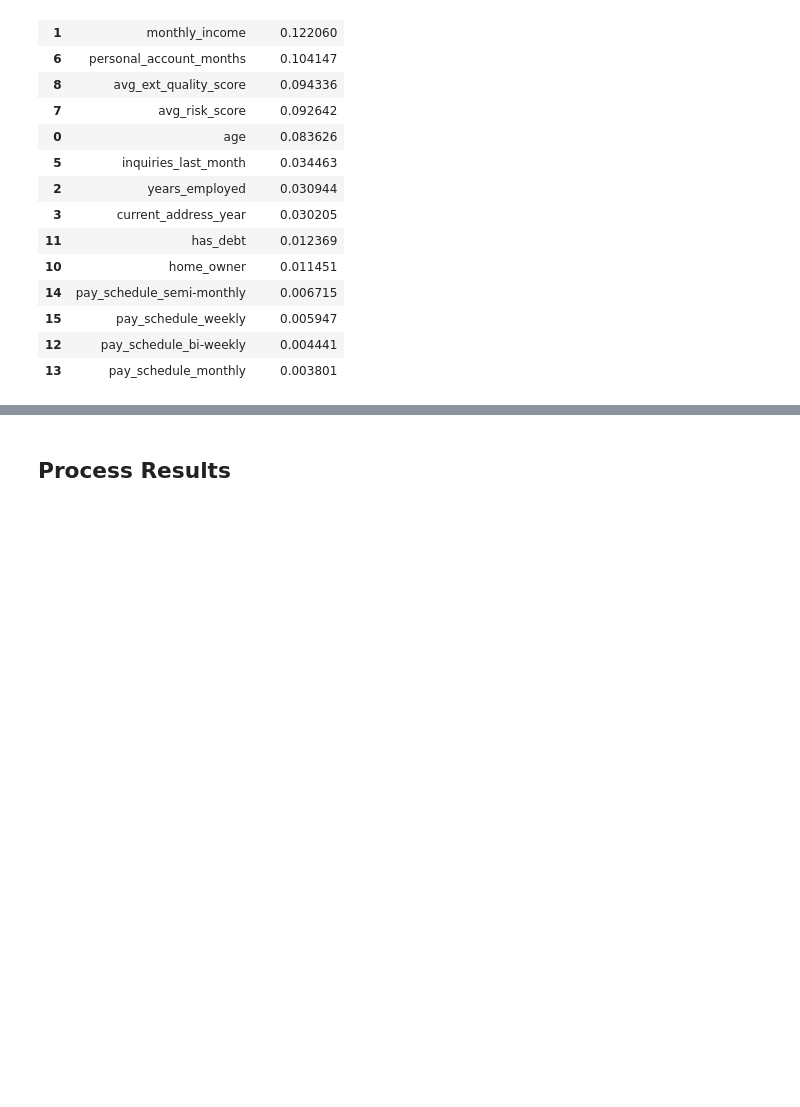
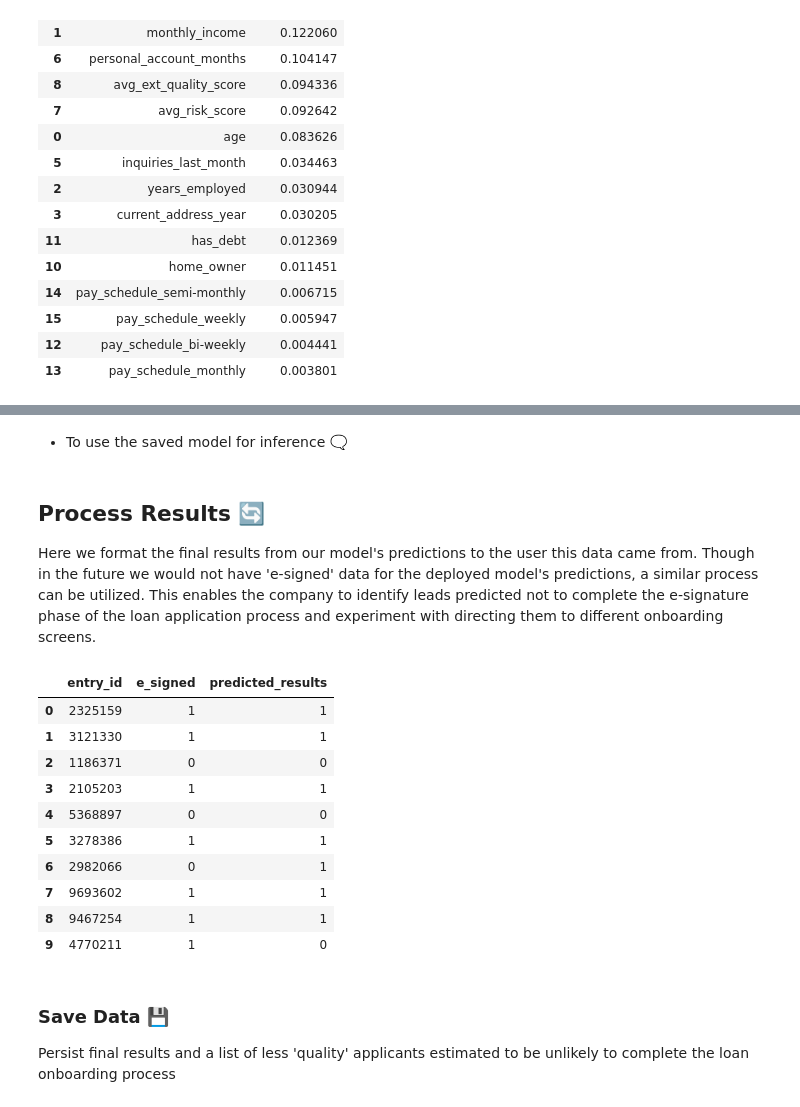
Before and after one commit to c-grigsby/ml-fintech-case-studies, a Jupyter notebook: predicting-loan-signatures/notebooks/predicting-loan-signatures_model.ipynb, the cells around one changed output, grey strips where cells are left out. Cells and saved outputs as stored; diff of their text form; code cells hidden in the pictures; blank space fills up the shorter version.

Commit message:
case(loanSignatures): add result processing (#37)

```diff
--- a/predicting-loan-signatures/notebooks/predicting-loan-signatures_model.ipynb
+++ b/predicting-loan-signatures/notebooks/predicting-loan-signatures_model.ipynb
@@ -629,9 +631,6 @@ def get_best_scoring_model(metric_type, ascending_boolean, experiment_dir, exper
     a local path to the experiment directory, the experiment_id, and experiment name.
     Returns the model with the best metric from MLflow.
     """
-    # Set an experiment
-    mlflow.set_experiment(experiment_ID)
-
     # Provide the path to directory hosting the experiment (defined above)
     mlflow.set_tracking_uri(f'file://{os.path.abspath(experiment_dir)}')
 
@@ -716,17 +716,7 @@ df_final_metrics
 # %% [markdown]
 ### Confusion Matrix
 # %%
-from sklearn.metrics import confusion_matrix, ConfusionMatrixDisplay
-
-# Create a confusion matrix with the validation labels and our model's predictions
-conf_matrix = confusion_matrix(y_test, y_predict)
-
-# Create the plot
-fig, ax = plt.subplots(figsize=(8,6), dpi=100)
-display = ConfusionMatrixDisplay(conf_matrix, display_labels=model.classes_)
-ax.set(title='Confusion Matrix for Predicting Loan E-Signature Model')
-display.plot(ax=ax, cmap='Blues', values_format='d')
-plt.show()
+sklearn_confusion_matrix(y_test, y_predict)
 # %% [output]
 [figure]
 # %% [markdown]
@@ -765,2 +799,43 @@ feature_df
+# %% [markdown]
+- To use the saved model for inference 🗨️
+# %%
+run_id = "1d5957cb721a4b4c9a0f7b16579c12b0"
+
+# Specify the path to the MLflow model
+model_uri = f"runs:/{run_id}/model"
+
+# Load the model
+model = mlflow.sklearn.load_model(model_uri)
+
+# Make predictions
+y_predict = model.predict(X_test)
 # %% [markdown]
-## Process Results
+## Process Results 🔄
+
+Here we format the final results from our model's predictions to the user this data came from. Though in the future we would not have 'e-signed' data for the deployed model's predictions, a similar process can be utilized. This enables the company to identify leads predicted not to complete the e-signature phase of the loan application process and experiment with directing them to different onboarding screens.
+# %%
+# Concatenate test labels to the user they came from
+final_results_df = pd.concat([y_test, test_identifier], axis =1).dropna()
+
+# Add predicted results from the model
+final_results_df['predicted_results'] = y_predict
+final_results_df = final_results_df[['entry_id', 'e_signed', 'predicted_results']].reset_index(drop=True)
+
+# Display (adjust as needed)
+final_results_df.head(10)
+# %% [output]
+|  | entry_id | e_signed | predicted_results |
+| 0 | 2325159 | 1 | 1 |
+| 1 | 3121330 | 1 | 1 |
+| 2 | 1186371 | 0 | 0 |
+| 3 | 2105203 | 1 | 1 |
+| 4 | 5368897 | 0 | 0 |
+| 5 | 3278386 | 1 | 1 |
+| 6 | 2982066 | 0 | 1 |
+| 7 | 9693602 | 1 | 1 |
+| 8 | 9467254 | 1 | 1 |
+| 9 | 4770211 | 1 | 0 |
+# %% [markdown]
+### Save Data 💾
+
+Persist final results and a list of less 'quality' applicants estimated to be unlikely to complete the loan onboarding process
```
Also changed, not shown: parts of 19 cells of this notebook, 37 other files.
